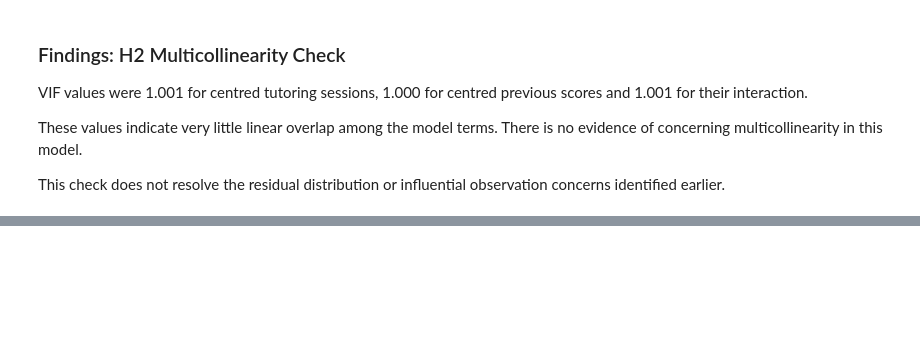
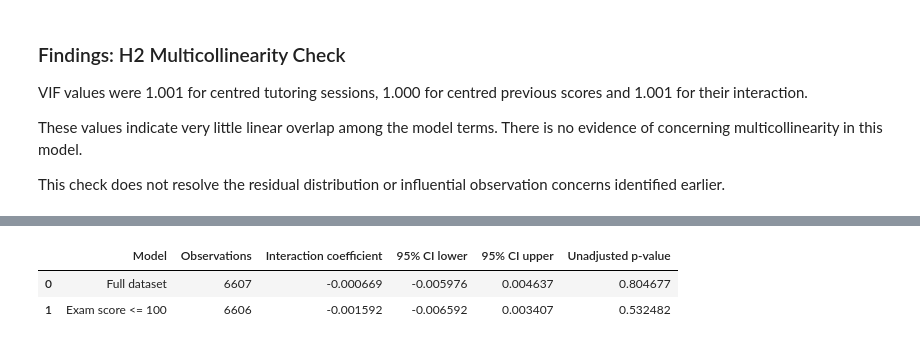
Before and after one commit to LieneRubule/student-performance-analysis, a Jupyter notebook: jupyter_notebooks/Student_Performance_Hypothesis_Testing.ipynb, the cells around one changed output, grey strips where cells are left out. Drawn from its saved outputs; the diff is of its cells as text; code cells hidden in the pictures; blank space fills up the shorter version.

Commit message:
Assess H2 sensitivity to the exam score above 100

```diff
--- a/jupyter_notebooks/Student_Performance_Hypothesis_Testing.ipynb
+++ b/jupyter_notebooks/Student_Performance_Hypothesis_Testing.ipynb
@@ -1358,0 +1369,40 @@ observation concerns identified earlier.
+# %%
+# Created with assistance from ChatGPT.
+# Source:
+# https://www.statsmodels.org/stable/generated/statsmodels.regression.linear_model.OLS.fit.html
+
+# Create a separate subset, retaining the existing centred columns.
+h2_data_max100 = h2_data.loc[
+    h2_data["Exam_Score"] <= 100
+].copy()
+
+# Refit the same interaction model with HC3 robust standard errors.
+h2_model_max100 = smf.ols(
+    formula="Exam_Score ~ Tutoring_Centred * Previous_Centred",
+    data=h2_data_max100
+).fit(cov_type="HC3")
+
+# Compare the interaction estimates without overwriting the main model.
+h2_sensitivity_rows = []
+
+for label, model in [
+    ("Full dataset", h2_model),
+    ("Exam score <= 100", h2_model_max100)
+]:
+    interaction_ci = model.conf_int().loc[h2_interaction_term]
+
+    h2_sensitivity_rows.append({
+        "Model": label,
+        "Observations": int(model.nobs),
+        "Interaction coefficient": model.params[h2_interaction_term],
+        "95% CI lower": interaction_ci.iloc[0],
+        "95% CI upper": interaction_ci.iloc[1],
+        "Unadjusted p-value": model.pvalues[h2_interaction_term]
+    })
+
+h2_sensitivity_table = pd.DataFrame(h2_sensitivity_rows)
+display(h2_sensitivity_table.round(6))
+# %% [output]
+|  | Model | Observations | Interaction coefficient | 95% CI lower | 95% CI upper | Unadjusted p-value |
+| 0 | Full dataset | 6607 | -0.000669 | -0.005976 | 0.004637 | 0.804677 |
+| 1 | Exam score <= 100 | 6606 | -0.001592 | -0.006592 | 0.003407 | 0.532482 |
```
Also changed, not shown: parts of 2 cells of this notebook.
